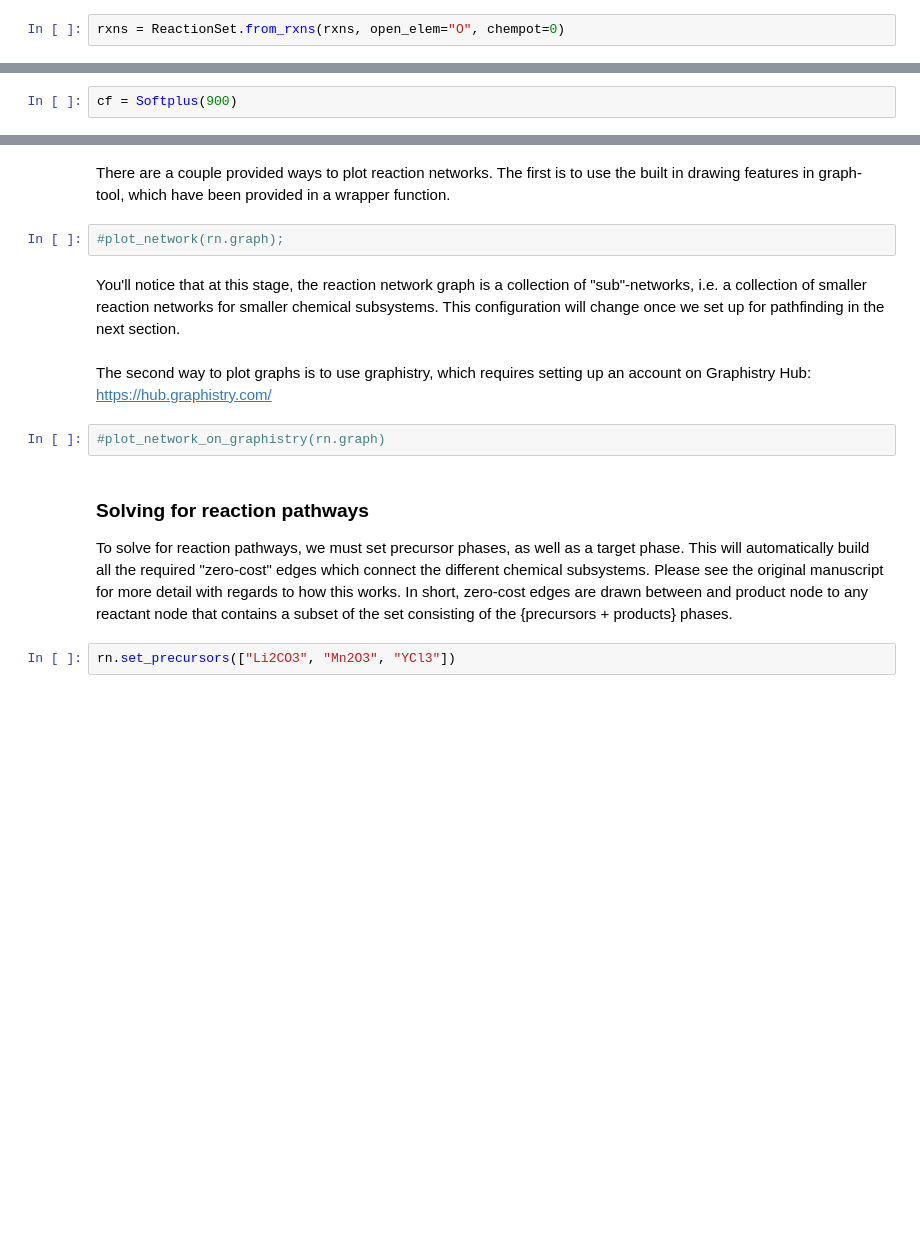
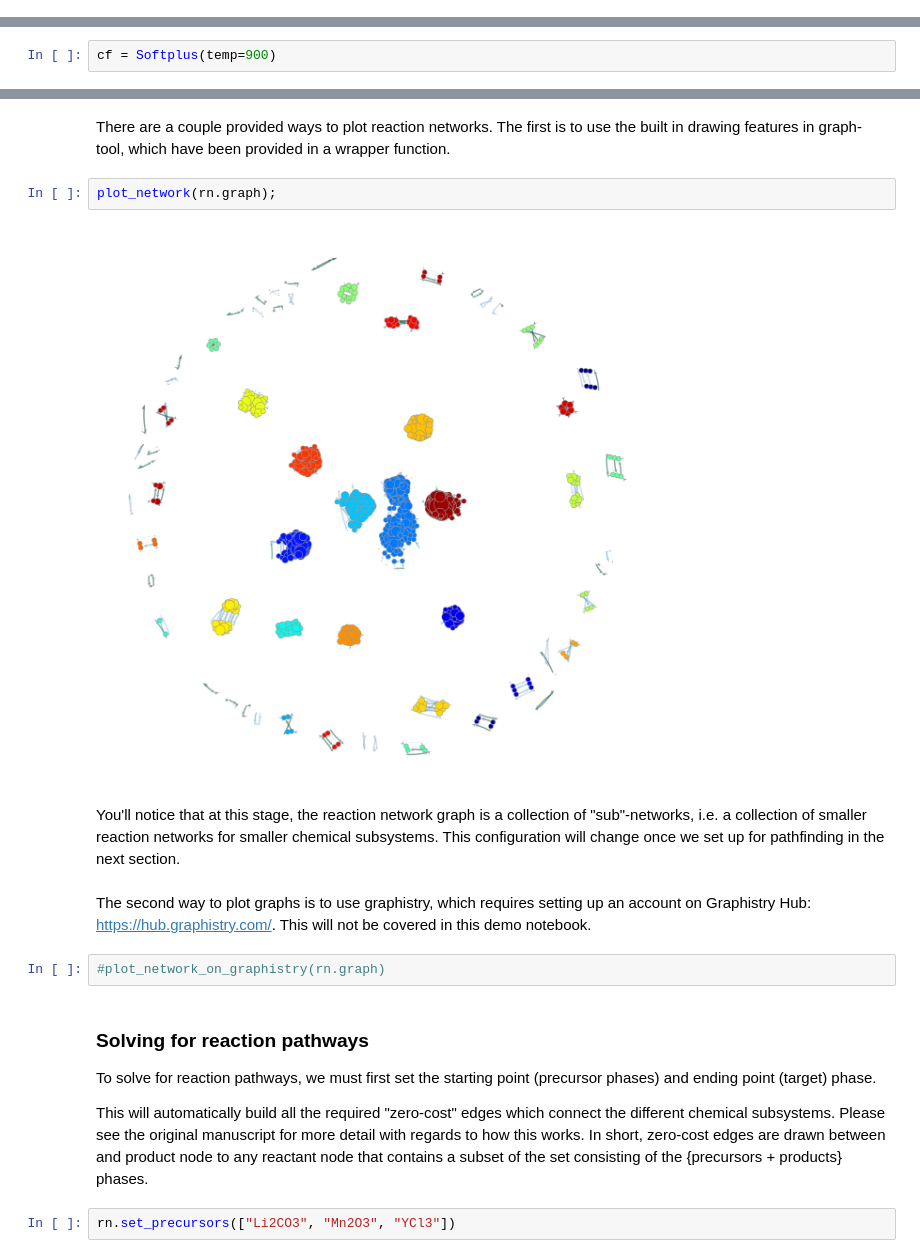
Before and after one commit to materialsproject/reaction-network, a Jupyter notebook: examples/2_network.ipynb, the cells around one changed output, grey strips where cells are left out. Cells and saved outputs as stored; diff of their text form; blank space fills up the shorter version.

```diff
--- a/examples/2_network.ipynb
+++ b/examples/2_network.ipynb
@@ -108,6 +95,4 @@ We will use a BasicEnumerator (see the **Enumerators Demo Notebook** for more in
 be = BasicEnumerator()
 # %%
 rxns = be.enumerate(entry_set)
-# %%
-rxns = ReactionSet.from_rxns(rxns, open_elem="O", chempot=0)
 # %% [markdown]
@@ -115,2 +100,2 @@ The cost function is a monotonic function used to assign weights to edges in the
 # %%
-cf = Softplus(900)
+cf = Softplus(temp=900)
@@ -138,17 +120,21 @@ rn.graph
 # %% [markdown]
 There are a couple provided ways to plot reaction networks. The first is to use the built in drawing features in graph-tool, which have been provided in a wrapper function.
 # %%
-#plot_network(rn.graph);
+plot_network(rn.graph);
+# %% [output]
+[figure, added]
 # %% [markdown]
 You'll notice that at this stage, the reaction network graph is a collection of "sub"-networks, i.e. a collection of smaller reaction networks for smaller chemical subsystems. This configuration will change once we set up for pathfinding in the next section.
 # %% [markdown]
-The second way to plot graphs is to use graphistry, which requires setting up an account on Graphistry Hub: https://hub.graphistry.com/
+The second way to plot graphs is to use graphistry, which requires setting up an account on Graphistry Hub: https://hub.graphistry.com/. This will not be covered in this demo notebook.
 # %%
 #plot_network_on_graphistry(rn.graph)
 # %% [markdown]
 ### Solving for reaction pathways
 
-To solve for reaction pathways, we must set precursor phases, as well as a target phase. This will automatically build all the required "zero-cost" edges which connect the different chemical subsystems. Please see the original manuscript for more detail with regards to how this works. In short, zero-cost edges are drawn between and product node to any reactant node that contains a subset of the set consisting of the {precursors + products} phases.
+To solve for reaction pathways, we must first set the starting point (precursor phases) and ending point (target) phase.
+
+This will automatically build all the required "zero-cost" edges which connect the different chemical subsystems. Please see the original manuscript for more detail with regards to how this works. In short, zero-cost edges are drawn between and product node to any reactant node that contains a subset of the set consisting of the {precursors + products} phases.
 # %%
 rn.set_precursors(["Li2CO3", "Mn2O3", "YCl3"])
 # %%
```
Also changed, not shown: parts of 45 cells of this notebook, 3 other files.
